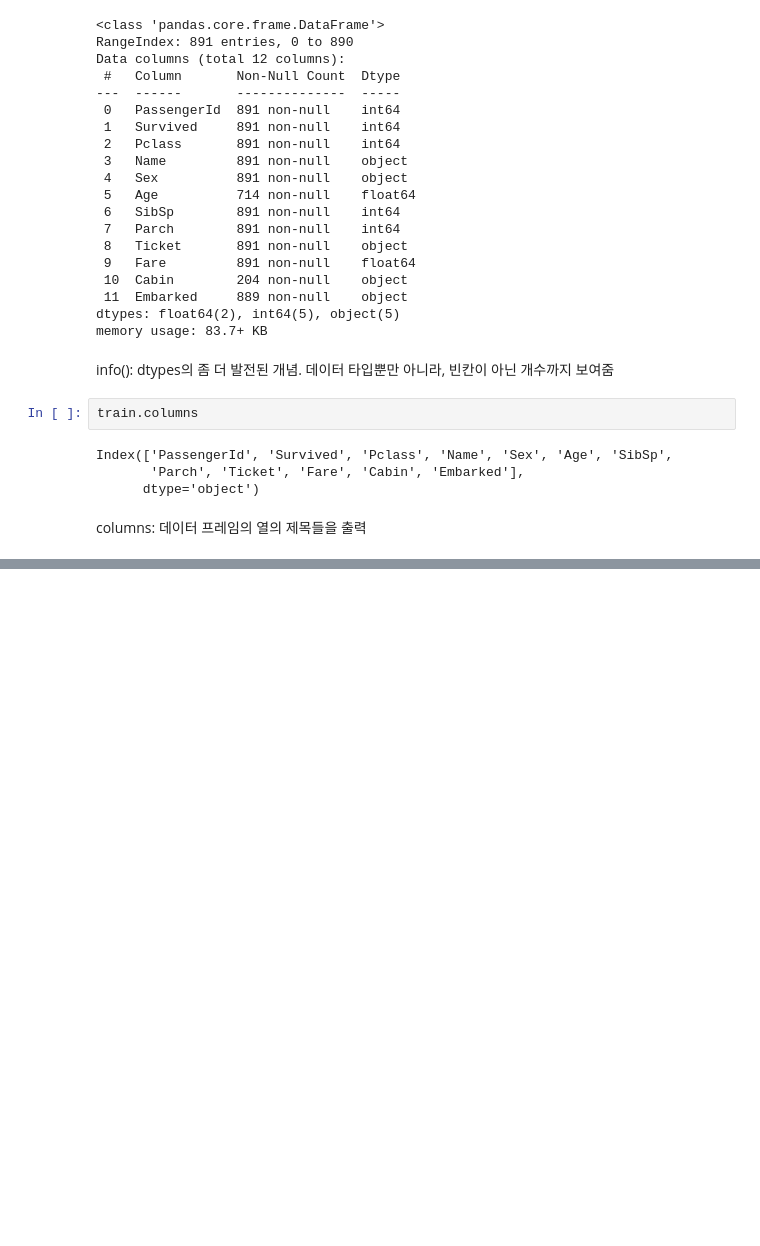
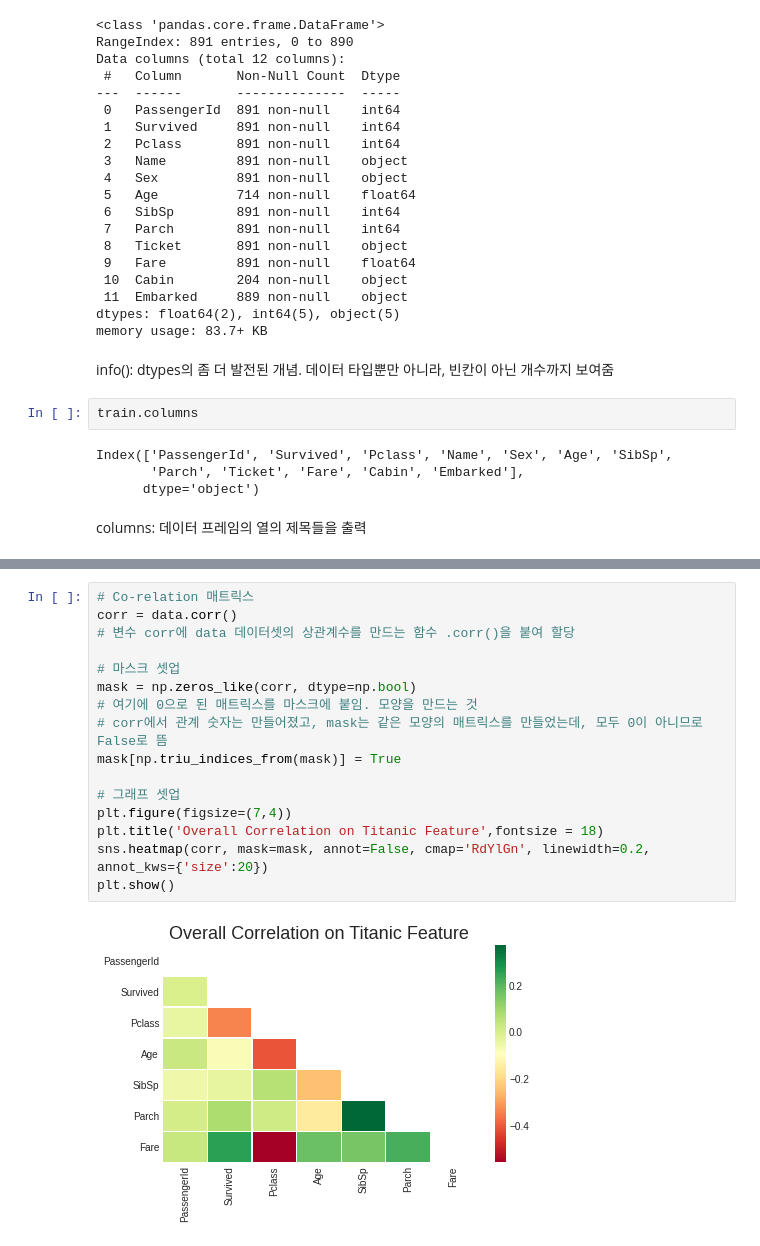
Before and after one commit to wonyoung-ji/statistics, a Jupyter notebook: kaggle/kaggle_titanic.ipynb, the cells around one changed output, grey strips where cells are left out. Drawn from its saved outputs; the diff is of its cells as text; blank space fills up the shorter version.

```diff
--- a/kaggle/kaggle_titanic.ipynb
+++ b/kaggle/kaggle_titanic.ipynb
@@ -159,0 +410,18 @@ columns: 데이터 프레임의 열의 제목들을 출력
+# %%
+# Co-relation 매트릭스
+corr = data.corr()
+# 변수 corr에 data 데이터셋의 상관계수를 만드는 함수 .corr()을 붙여 할당
+
+# 마스크 셋업
+mask = np.zeros_like(corr, dtype=np.bool)
+# 여기에 0으로 된 매트릭스를 마스크에 붙임. 모양을 만드는 것
+# corr에서 관계 숫자는 만들어졌고, mask는 같은 모양의 매트릭스를 만들었는데, 모두 0이 아니므로 False로 뜸
+mask[np.triu_indices_from(mask)] = True
+
+# 그래프 셋업
+plt.figure(figsize=(7,4))
+plt.title('Overall Correlation on Titanic Feature',fontsize = 18)
+sns.heatmap(corr, mask=mask, annot=False, cmap='RdYlGn', linewidth=0.2, annot_kws={'size':20})
+plt.show()
+# %% [output]
+[figure, added]
```
Also changed, not shown: parts of 39 cells of this notebook.
